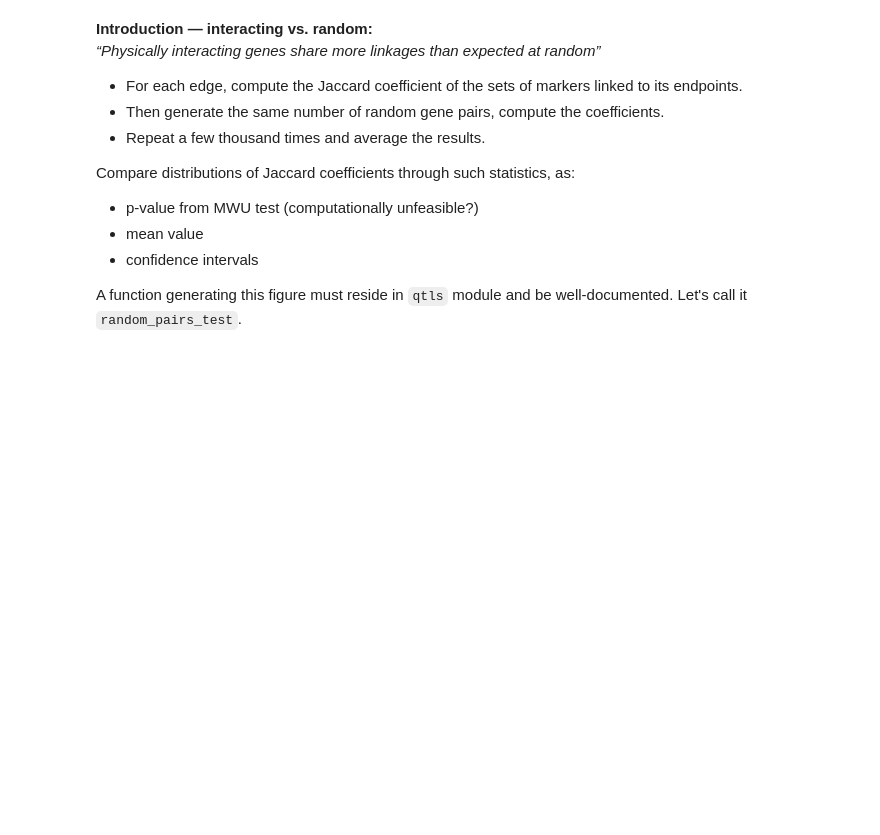
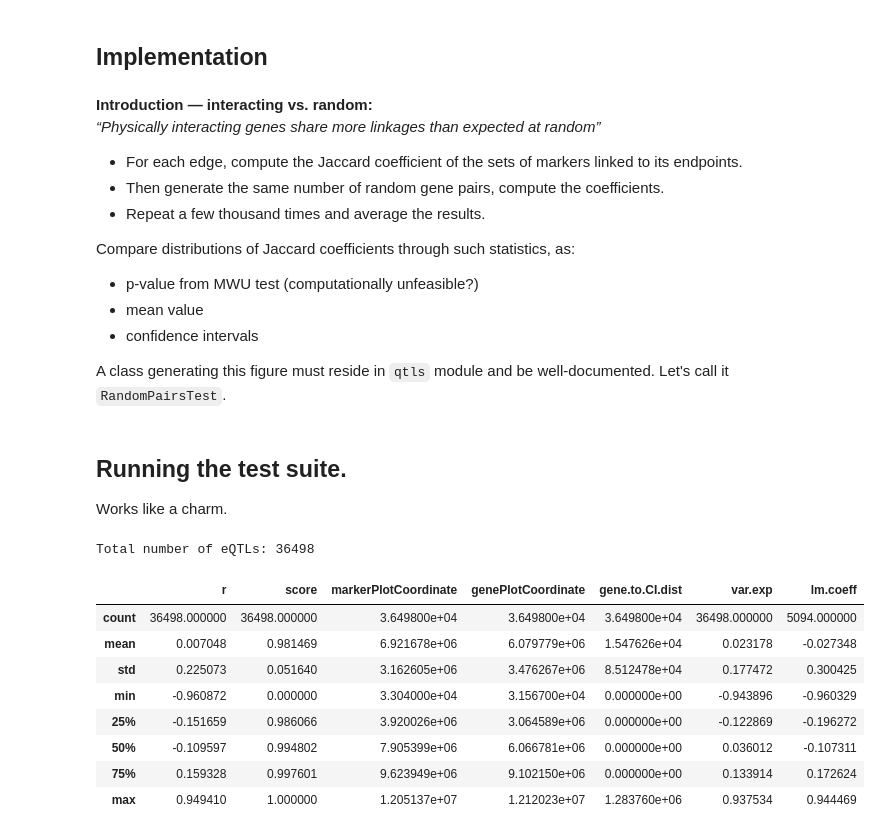
Before and after one commit to ivanov-v-v/PPINs-QTLs-Joint-Analysis, a Jupyter notebook: notebooks/figure-1.ipynb, the cells around one changed output. Drawn from its saved outputs; the diff is of its cells as text; code cells hidden in the pictures; blank space fills up the shorter version.

```diff
--- a/notebooks/figure-1.ipynb
+++ b/notebooks/figure-1.ipynb
@@ -92,3 +96,5 @@ interactome_graph = interactome_graphs_dict["physical"]
+# %% [markdown]
+## Implementation
 # %% [markdown]
 **Introduction — interacting vs. random:**
 *“Physically interacting genes share more linkages than expected at random”*
@@ -103,6 +109,6 @@ Compare distributions of Jaccard coefficients through such statistics, as:
 - mean value
 - confidence intervals
 
-A function generating this figure must reside in `qtls` module and be well-documented.
-Let's call it `random_pairs_test`.
+A class generating this figure must reside in `qtls` module and be well-documented.
+Let's call it `RandomPairsTest`.
 # %%
@@ -247,4 +327,22 @@ class RandomPairsTest:
         """
         self.map()
         return self.reduce(summarize)
+# %% [markdown]
+## Running the test suite.
+
+Works like a charm.
+# %%
+print("Total number of eQTLs: {}".format(qtls_df["eQTLs_2018"].shape[0]))
+qtls_df["eQTLs_2018"].describe()
+# %% [output]
+Total number of eQTLs: 36498
+|  | r | score | markerPlotCoordinate | genePlotCoordinate | gene.to.CI.dist | var.exp | lm.coeff |
+| count | 36498.000000 | 36498.000000 | 3.649800e+04 | 3.649800e+04 | 3.649800e+04 | 36498.000000 | 5094.000000 |
+| mean | 0.007048 | 0.981469 | 6.921678e+06 | 6.079779e+06 | 1.547626e+04 | 0.023178 | -0.027348 |
+| std | 0.225073 | 0.051640 | 3.162605e+06 | 3.476267e+06 | 8.512478e+04 | 0.177472 | 0.300425 |
+| min | -0.960872 | 0.000000 | 3.304000e+04 | 3.156700e+04 | 0.000000e+00 | -0.943896 | -0.960329 |
+| 25% | -0.151659 | 0.986066 | 3.920026e+06 | 3.064589e+06 | 0.000000e+00 | -0.122869 | -0.196272 |
+| 50% | -0.109597 | 0.994802 | 7.905399e+06 | 6.066781e+06 | 0.000000e+00 | 0.036012 | -0.107311 |
+| 75% | 0.159328 | 0.997601 | 9.623949e+06 | 9.102150e+06 | 0.000000e+00 | 0.133914 | 0.172624 |
+| max | 0.949410 | 1.000000 | 1.205137e+07 | 1.212023e+07 | 1.283760e+06 | 0.937534 | 0.944469 |
 # %%
```
Also changed, not shown: parts of 12 cells of this notebook.
